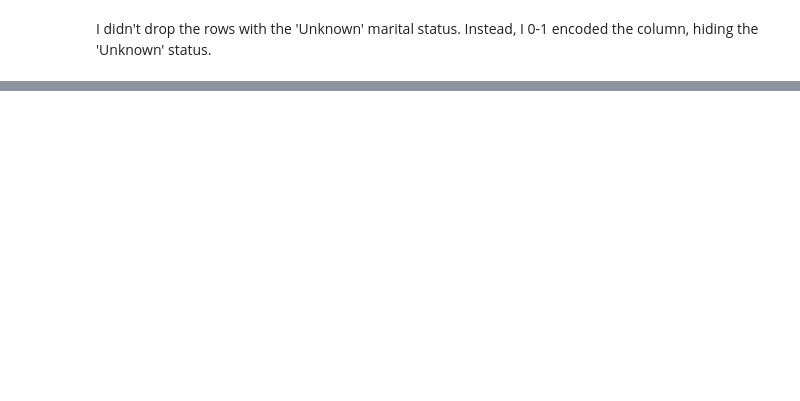
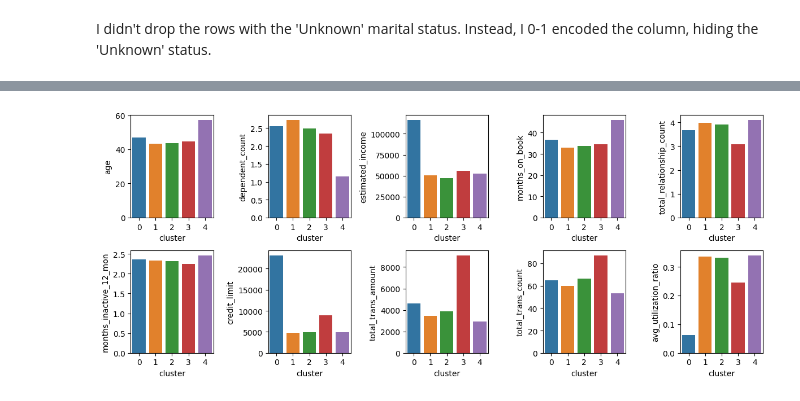
Before and after one commit to Krzesimir13/DataQuest, a Jupyter notebook: credit_card.ipynb, the cells around one changed output, grey strips where cells are left out. Cells and saved outputs as stored; diff of their text form; code cells hidden in the pictures; blank space fills up the shorter version.

```diff
--- a/credit_card.ipynb
+++ b/credit_card.ipynb
@@ -178,0 +235,23 @@ Index(['age', 'avg_utilization_ratio', 'credit_limit', 'customer_id',
+# %%
+from matplotlib.ticker import MaxNLocator, EngFormatter
+
+fig, axes = plt.subplots(2, 5, figsize=(12, 5))
+
+axes = axes.flat
+
+for i, col in enumerate(numeric_cols):
+  sns.barplot(
+      data=customers.groupby('cluster', as_index=False)[col].mean(),
+      x='cluster', y=col, ax=axes[i],
+      palette='tab10', hue='cluster', legend=False
+      )
+  #axes[i].xaxis.set_major_locator(MaxNLocator(nbins=4))
+  #axes[i].xaxis.set_major_formatter(EngFormatter())
+  #axes[i].tick_params(axis='x', rotation=45)
+  #axes[i].set_ylabel('')
+  #axes[i].set_yticks([])
+
+plt.tight_layout()
+plt.show()
+# %% [output]
+[figure, added]
```
Also changed, not shown: parts of 14 cells of this notebook.
